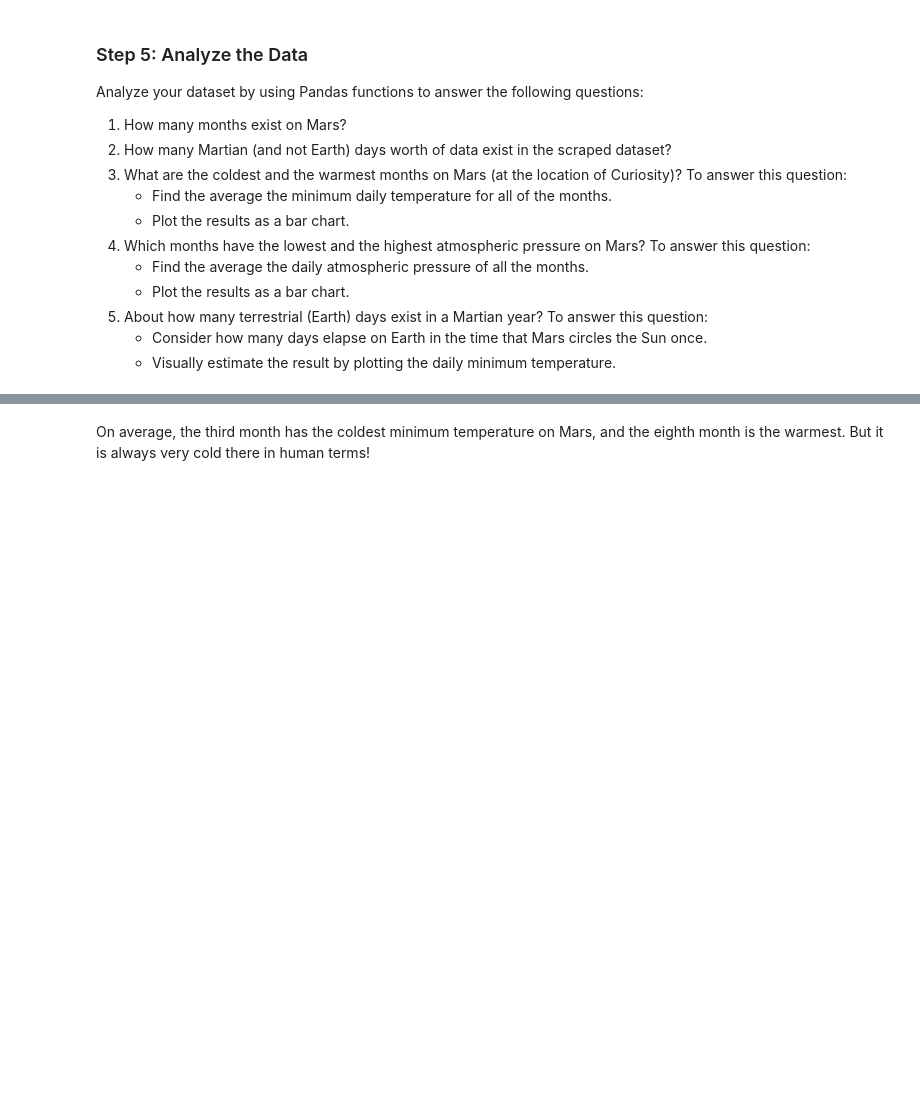
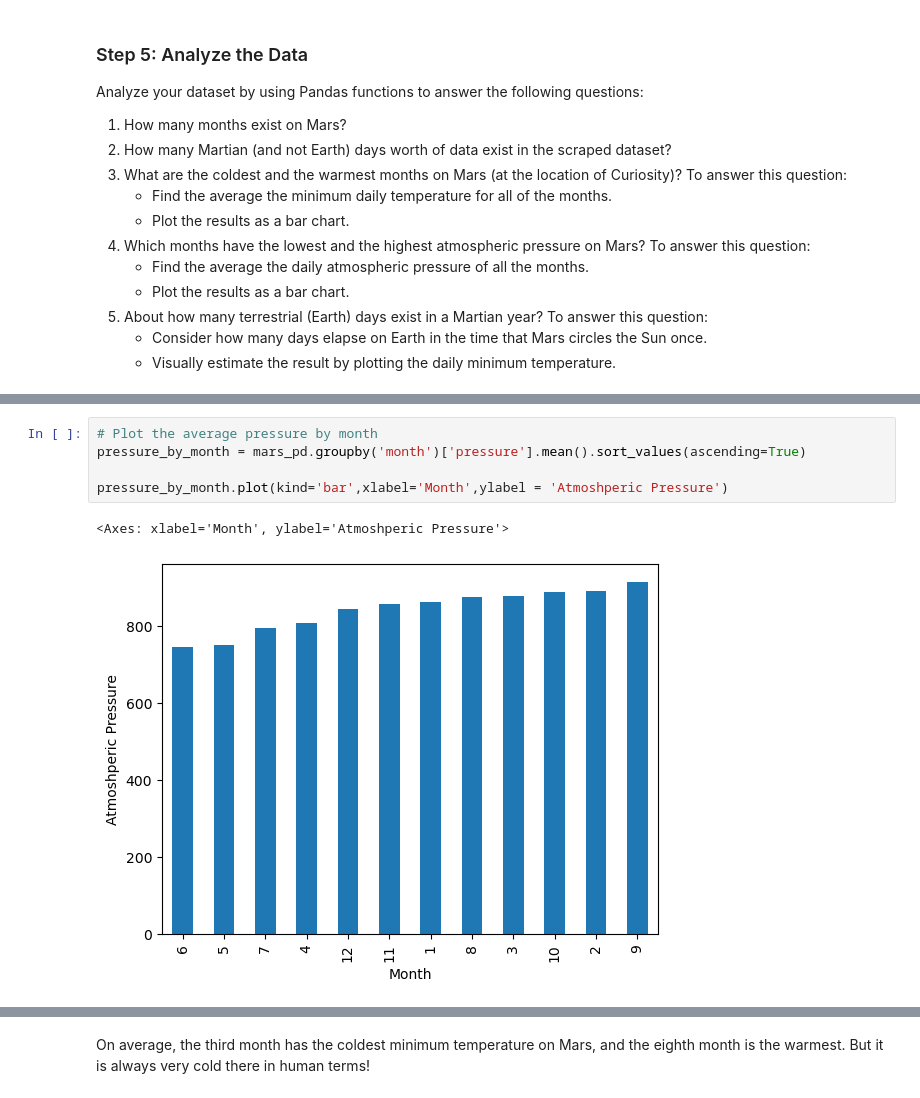
Before and after one commit to qudsia99/HTML-web-scraping-challenge, a Jupyter notebook: files_web/part_2_mars_weather.ipynb, the cells around one changed output, grey strips where cells are left out. Cells and saved outputs as stored; diff of their text form; blank space fills up the shorter version.

```diff
--- a/files_web/part_2_mars_weather.ipynb
+++ b/files_web/part_2_mars_weather.ipynb
@@ -194,2 +236,10 @@ Name: pressure, dtype: float64
+# %%
+# Plot the average pressure by month
+pressure_by_month = mars_pd.groupby('month')['pressure'].mean().sort_values(ascending=True)
+
+pressure_by_month.plot(kind='bar',xlabel='Month',ylabel = 'Atmoshperic Pressure')
+# %% [output]
+<Axes: xlabel='Month', ylabel='Atmoshperic Pressure'>
+[figure, added]
 # %%
 # 5. How many terrestrial (earth) days are there in a Martian year?
```
Also changed, not shown: parts of 17 cells of this notebook.
